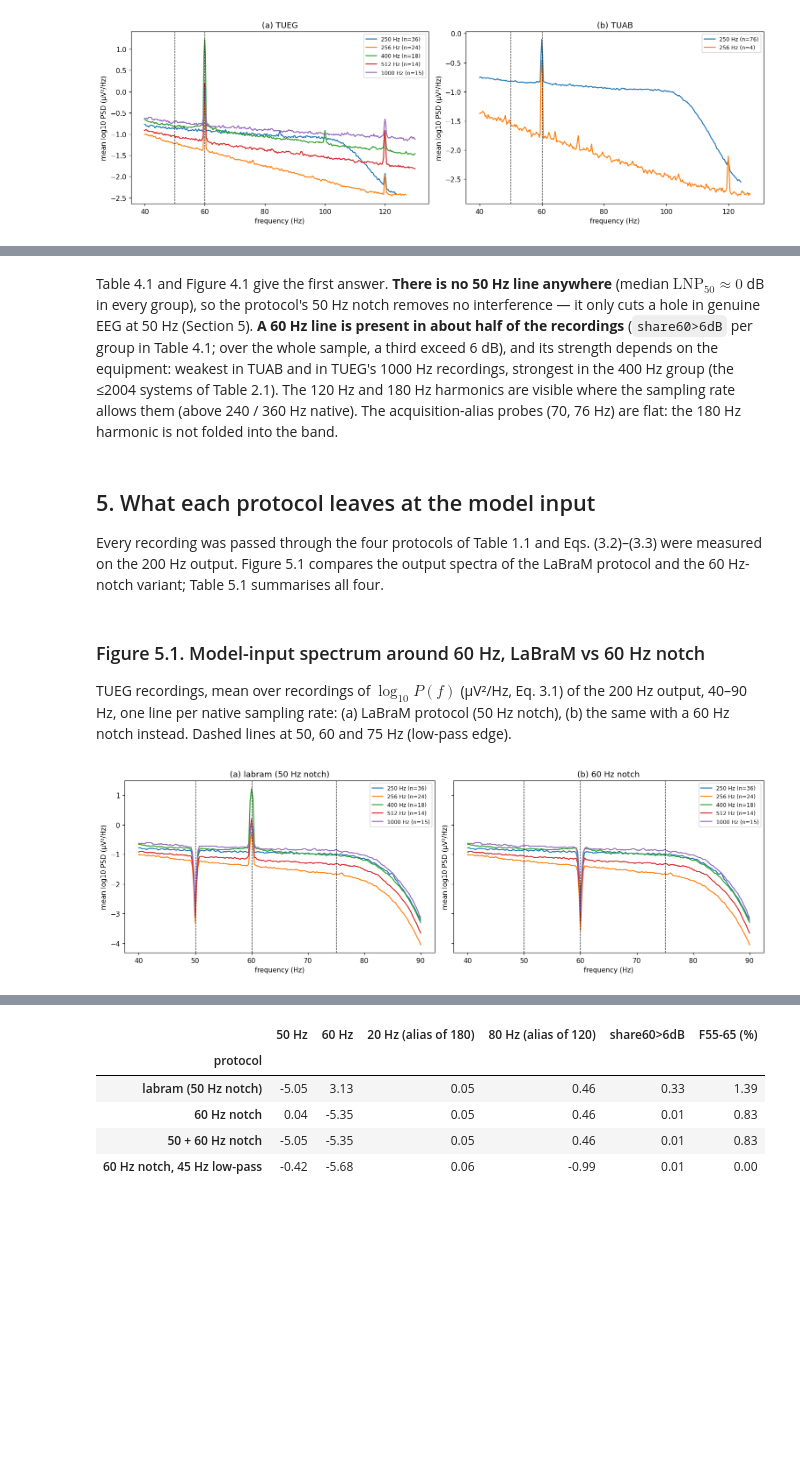
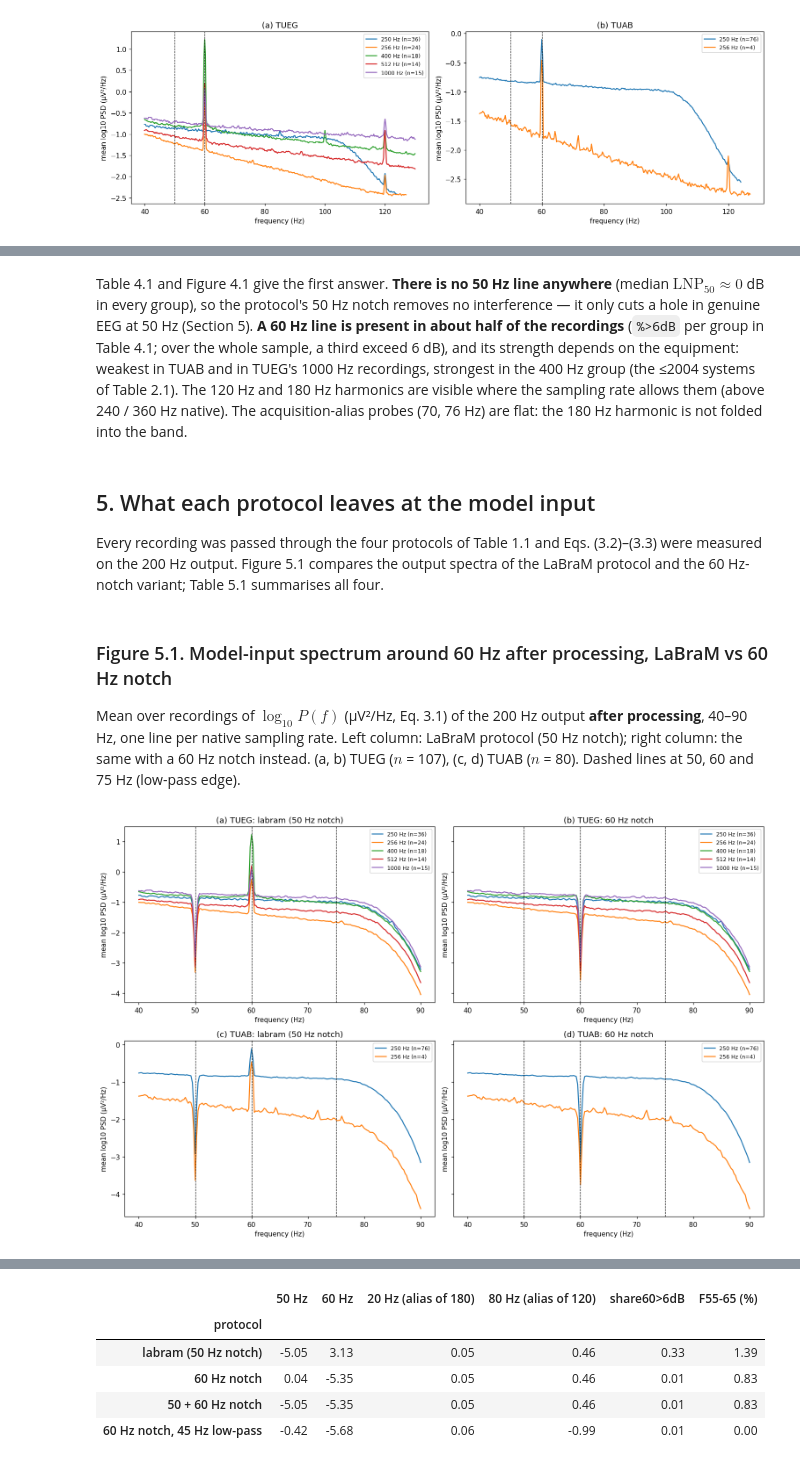
Before and after one commit to Neuro-Clalit/LaBraM, a Jupyter notebook: notebooks/tuh_preprocessing_analysis.ipynb, the cells around one changed output, grey strips where cells are left out. Cells and saved outputs as stored; diff of their text form; code cells hidden in the pictures; blank space fills up the shorter version.

```diff
--- a/notebooks/tuh_preprocessing_analysis.ipynb
+++ b/notebooks/tuh_preprocessing_analysis.ipynb
@@ -48,7 +48,7 @@ table, spectra = qc.analyze_sample(sample.to_dict("records"), edf_path,
 df = table.merge(sample[["stem", "group", "sfreq", "year", "age", "sex", "abnormal", "montage"]],
                  on="stem")
 df["sfreq"] = df["sfreq"].astype(int)          # native rates are whole Hz
-df["era"] = pd.cut(df["year"], [1990, 2004, 2010, 2025], labels=["≤2004", "2005–10", "2011+"])
+df["recording year"] = pd.cut(df["year"], [1990, 2004, 2010, 2025], labels=["≤2004", "2005–10", "2011+"])
 L, N60, BOTH, LP45 = (p.name for p in qc.PROTOCOLS)
 plt.rcParams.update({"figure.dpi": 110})
 print(f"{len(df)} recordings analysed, {df.get('error', pd.Series(dtype=str)).notna().sum()} errors")
@@ -260,7 +269,7 @@ numbered_table(t41, "4.1", "Line-noise prominence of the raw recordings", precis
 Table 4.1 and Figure 4.1 give the first answer. **There is no 50 Hz line anywhere** (median
 $\mathrm{LNP}_{50}\approx 0$ dB in every group), so the protocol's 50 Hz notch removes no
 interference — it only cuts a hole in genuine EEG at 50 Hz (Section 5). **A 60 Hz line is
-present in about half of the recordings** (`share60>6dB` per group in Table 4.1; over the whole
+present in about half of the recordings** (`%>6dB` per group in Table 4.1; over the whole
 sample, a third exceed 6 dB), and its strength depends on the equipment: weakest in TUAB and in
 TUEG's 1000 Hz recordings, strongest in the 400 Hz group (the ≤2004 systems of Table 2.1). The 120 Hz and 180 Hz harmonics are visible where the sampling rate allows
 them (above 240 / 360 Hz native). The
@@ -272,25 +281,27 @@ Every recording was passed through the four protocols of Table 1.1 and Eqs. (3.2
 measured on the 200 Hz output. Figure 5.1 compares the output spectra of the LaBraM protocol and
 the 60 Hz-notch variant; Table 5.1 summarises all four.
 # %% [markdown]
-### Figure 5.1. Model-input spectrum around 60 Hz, LaBraM vs 60 Hz notch
+### Figure 5.1. Model-input spectrum around 60 Hz after processing, LaBraM vs 60 Hz notch
 
-TUEG recordings, mean over recordings of $\log_{10} P(f)$ (µV²/Hz, Eq. 3.1) of the 200 Hz output,
-40–90 Hz, one line per native sampling rate: (a) LaBraM protocol (50 Hz notch), (b) the same with
-a 60 Hz notch instead. Dashed lines at 50, 60 and 75 Hz (low-pass edge).
+Mean over recordings of $\log_{10} P(f)$ (µV²/Hz, Eq. 3.1) of the 200 Hz output **after
+processing**, 40–90 Hz, one line per native sampling rate. Left column: LaBraM protocol (50 Hz
+notch); right column: the same with a 60 Hz notch instead. (a, b) TUEG ($n$ = 107), (c, d) TUAB
+($n$ = 80). Dashed lines at 50, 60 and 75 Hz (low-pass edge).
 # %%
-fig, axes = plt.subplots(1, 2, figsize=(14, 4.5), sharey=True)
+fig, axes = plt.subplots(2, 2, figsize=(14, 9), sharey="row")
 eg = df[df.group == "TUEG"]
-for ax, proto in zip(axes, [L, N60]):
-    for sf, g in eg.groupby("sfreq"):
-        f, y = mean_log_psd(g.stem, f"{proto}|psd", 40, 90)
-        ax.plot(f, y, label=f"{sf:g} Hz (n={len(g)})")
-    for f0 in (50, 60, 75):
-        ax.axvline(f0, color="k", ls="--", lw=0.8)
-    ax.set(title=proto, xlabel="frequency (Hz)", ylabel="mean log10 PSD (µV²/Hz)")
-    ax.legend(fontsize=8)
+for row, group in enumerate(["TUEG", "TUAB"]):
+    for ax, proto in zip(axes[row], [L, N60]):
+        for sf, g in df[df.group == group].groupby("sfreq"):
+            f, y = mean_log_psd(g.stem, f"{proto}|psd", 40, 90)
+            ax.plot(f, y, label=f"{sf:g} Hz (n={len(g)})")
+        for f0 in (50, 60, 75):
+            ax.axvline(f0, color="k", ls="--", lw=0.8)
+        ax.set(title=f"{group}: {proto}", xlabel="frequency (Hz)", ylabel="mean log10 PSD (µV²/Hz)")
+        ax.legend(fontsize=8)
 panel_labels(axes)
 assert_max_columns(fig)
 plt.tight_layout(); plt.show()
 # %% [output]
-[figure, old version]
+[figure, new version]
 # %% [markdown]
```
Also changed, not shown: parts of 25 cells of this notebook, 3 other files.
